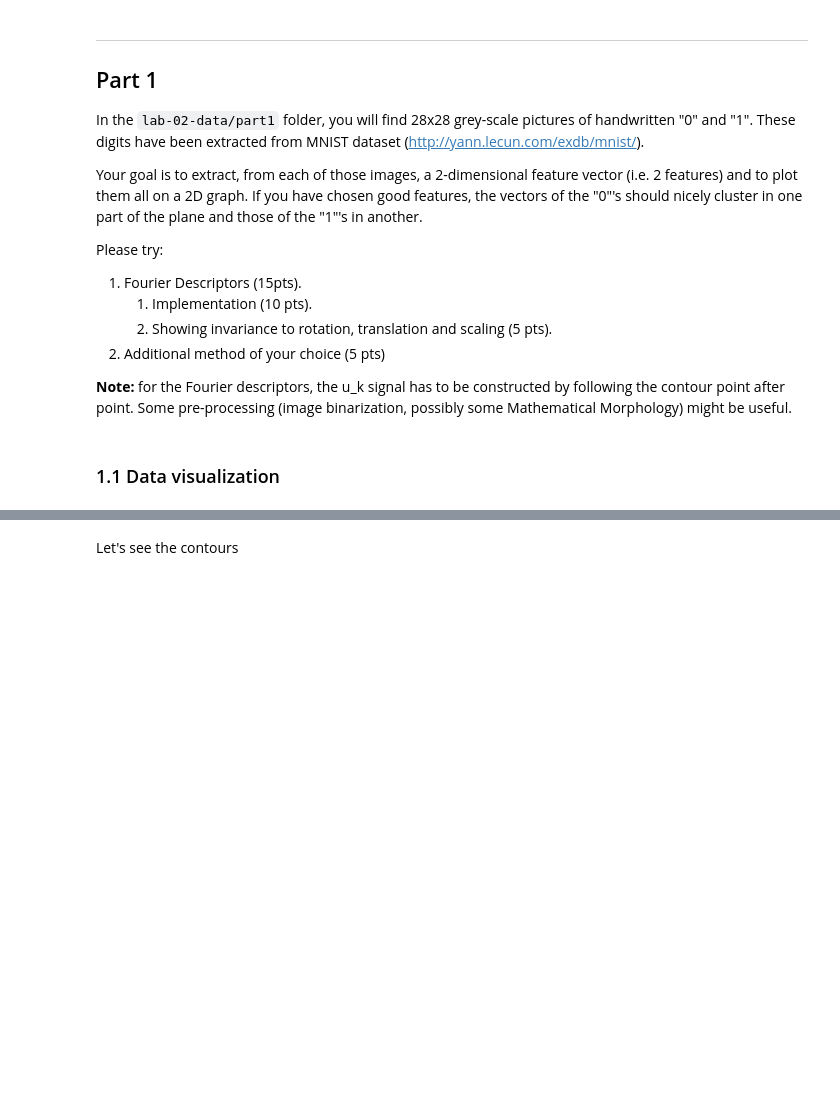
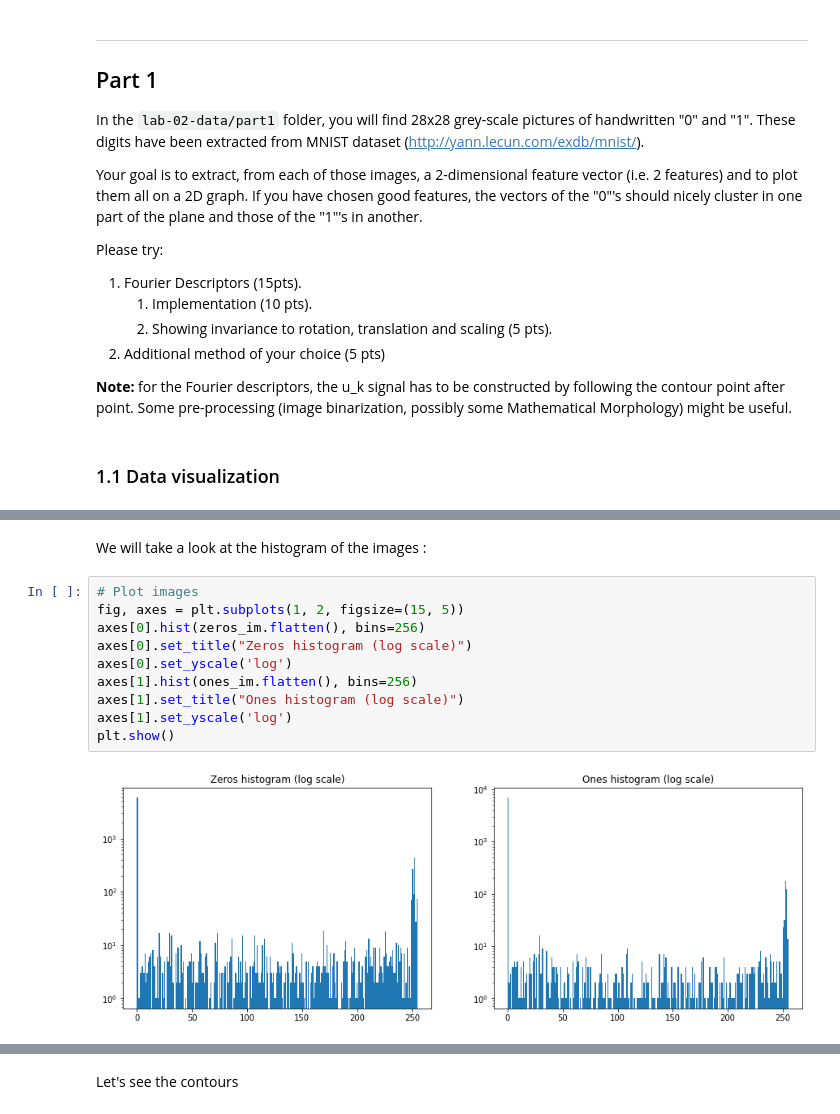
Before and after one commit to aalshabaan/iapr, a Jupyter notebook: labs/lab_02_object_description.ipynb, the cells around one changed output, grey strips where cells are left out. Drawn from its saved outputs; the diff is of its cells as text; blank space fills up the shorter version.

```diff
--- a/labs/lab_02_object_description.ipynb
+++ b/labs/lab_02_object_description.ipynb
@@ -92,2 +107,16 @@ for ax, im, nm in zip(axes[1], ones_im, ones_names):
 # %% [output]
 [figure]
+# %% [markdown]
+We will take a look at the histogram of the images :
+# %%
+# Plot images
+fig, axes = plt.subplots(1, 2, figsize=(15, 5))
+axes[0].hist(zeros_im.flatten(), bins=256)
+axes[0].set_title("Zeros histogram (log scale)")
+axes[0].set_yscale('log')
+axes[1].hist(ones_im.flatten(), bins=256)
+axes[1].set_title("Ones histogram (log scale)")
+axes[1].set_yscale('log')
+plt.show()
+# %% [output]
+[figure, added]
```
Also changed, not shown: parts of 16 cells of this notebook.
